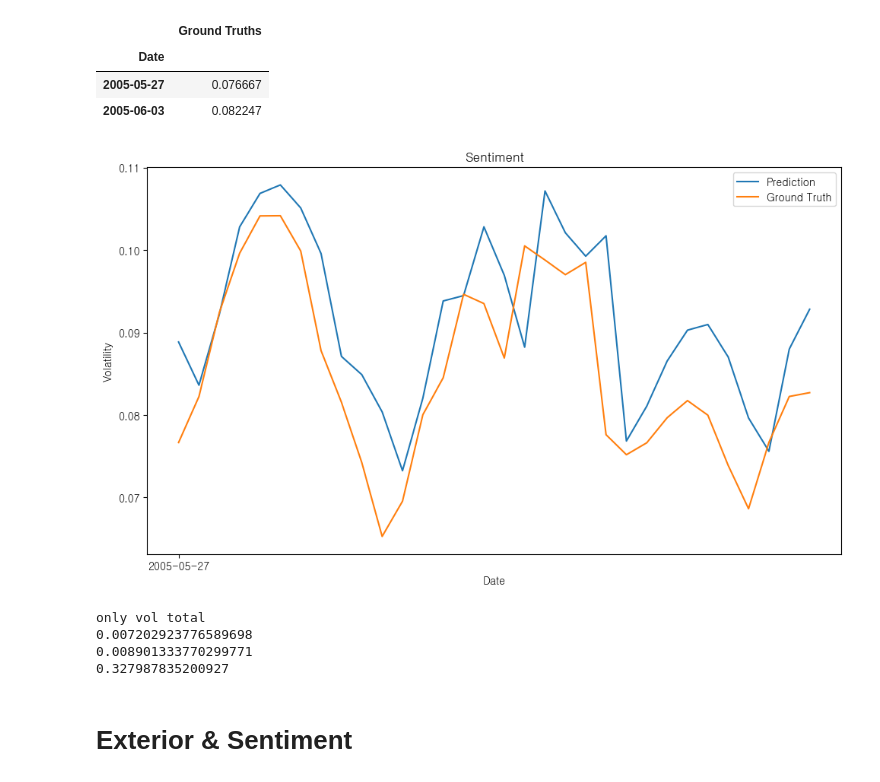
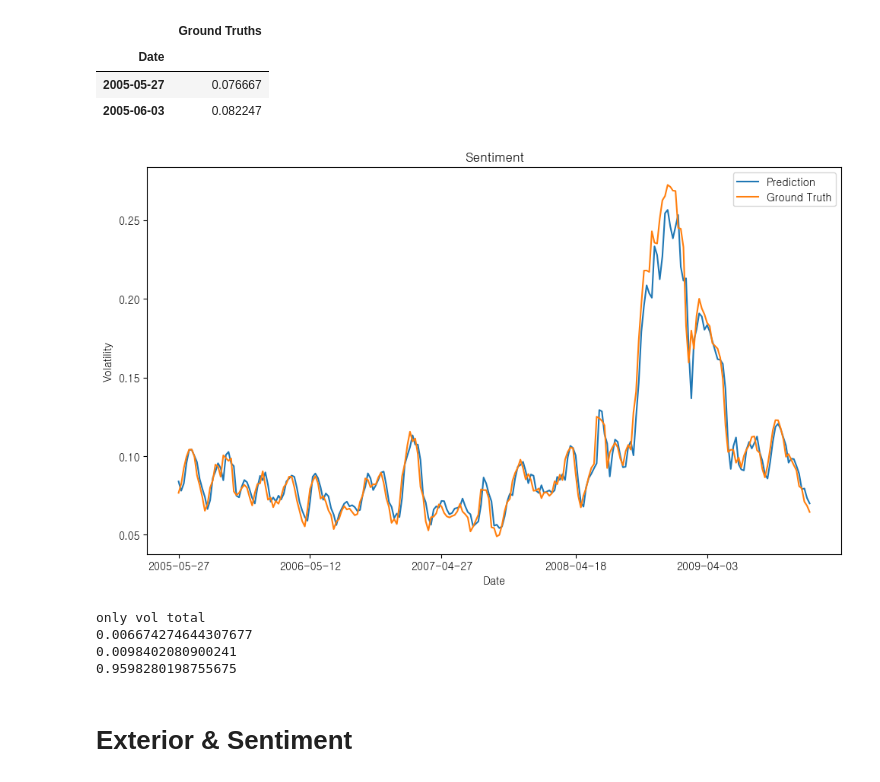
Before and after one commit to kimjuhwan1234/Volatility_Forecasting, a Jupyter notebook: EDA.ipynb, the cells around one changed output. Saved outputs shown, nothing was run; the diff lists cells and outputs as text; code cells hidden in the pictures.

```diff
--- a/EDA.ipynb
+++ b/EDA.ipynb
@@ -35,11 +35,11 @@ scaler_file = 'Database/Scaler/scaler_0.joblib'
 loaded_scaler = load(scaler_file)
 
 # 로드된 scaler 객체를 사용하여 데이터 변환
-pred_inv = loaded_scaler.inverse_transform(pred)
-truth_inv = loaded_scaler.inverse_transform(truth)
+pred = loaded_scaler.inverse_transform(pred_inv)
+truth = loaded_scaler.inverse_transform(truth_inv)
 
-pred_inv = pd.DataFrame(pred_inv, columns=pred.columns, index=pred.index)
-truth_inv = pd.DataFrame(truth_inv, columns=truth.columns, index=truth.index)
+pred_inv = pd.DataFrame(pred, columns=pred_inv.columns, index=pred_inv.index)
+truth_inv = pd.DataFrame(truth, columns=truth_inv.columns, index=truth_inv.index)
 
 print("Scaler object loaded successfully!")
 # %% [output]
@@ -54,27 +54,27 @@ truth_inv.head(2)
 # %%
 plt.figure(figsize=(10, 6))
 
 plt.plot(pred_inv, label='Prediction')
 plt.plot(truth_inv, label='Ground Truth')
 
 plt.title('Sentiment')
 plt.xlabel('Date')
 plt.ylabel('Volatility')
 plt.legend()
-plt.xticks(SP_vol.index[0:-2:50])
+plt.xticks(pred_inv.index[0:-2:50])
 plt.tight_layout()
 plt.show()
 
 print('only vol total')
 print(calculate_mae(truth_inv.values,pred_inv.values))
 print(calculate_rmse(truth_inv.values, pred_inv.values))
 print(r2_score(truth_inv.values, pred_inv.values))
 # %% [output]
-[figure, old version]
+[figure, new version]
 only vol total
-0.007202923776589698
-0.008901333770299771
-0.327987835200927
+0.006674274644307677
+0.0098402080900241
+0.9598280198755675
 # %% [markdown]
 # Exterior & Sentiment
 # %%
```
Also changed, not shown: parts of 10 cells of this notebook, 20 other files.
